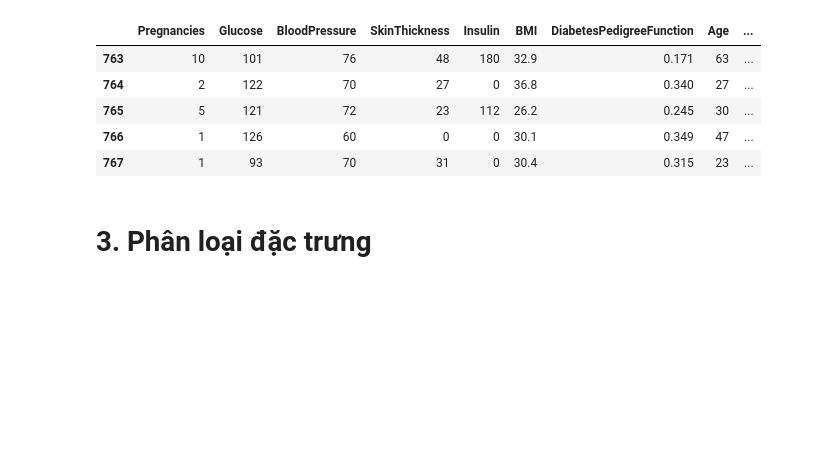
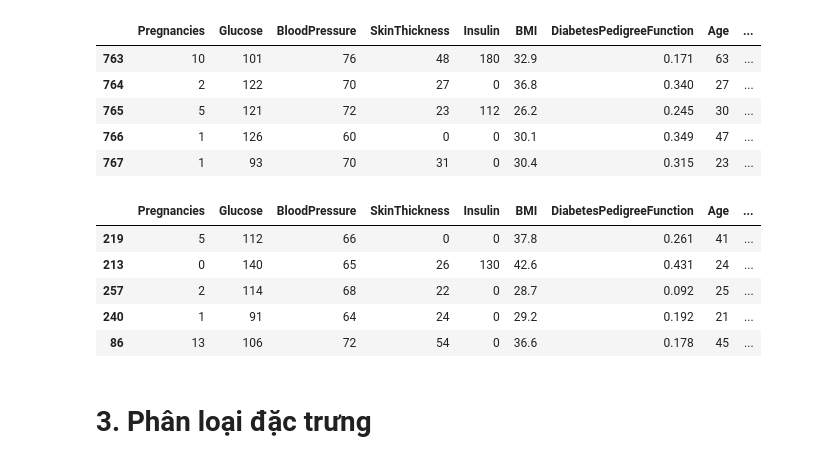
Before and after one commit to nguyenthithuylinh-ship-it/Diabetes_Project, a Jupyter notebook: Exploratory_Data_Analysis.ipynb, the cells around one changed output. Cells and saved outputs as stored; diff of their text form; code cells hidden in the pictures; blank space fills up the shorter version.

```diff
--- a/Exploratory_Data_Analysis.ipynb
+++ b/Exploratory_Data_Analysis.ipynb
@@ -101,6 +101,16 @@ data.tail()
 | 765 | 5 | 121 | 72 | 23 | 112 | 26.2 | 0.245 | 30 | ... |
 | 766 | 1 | 126 | 60 | 0 | 0 | 30.1 | 0.349 | 47 | ... |
 | 767 | 1 | 93 | 70 | 31 | 0 | 30.4 | 0.315 | 23 | ... |
+# %%
+#Chọn ngẫu nhiên 5 hàng (rows) từ DataFrame data
+data.sample(5)
+# %% [output]
+|  | Pregnancies | Glucose | BloodPressure | SkinThickness | Insulin | BMI | DiabetesPedigreeFunction | Age | ... |
+| 219 | 5 | 112 | 66 | 0 | 0 | 37.8 | 0.261 | 41 | ... |
+| 213 | 0 | 140 | 65 | 26 | 130 | 42.6 | 0.431 | 24 | ... |
+| 257 | 2 | 114 | 68 | 22 | 0 | 28.7 | 0.092 | 25 | ... |
+| 240 | 1 | 91 | 64 | 24 | 0 | 29.2 | 0.192 | 21 | ... |
+| 86 | 13 | 106 | 72 | 54 | 0 | 36.6 | 0.178 | 45 | ... |
 # %% [markdown]
 
 
```
Also changed, not shown: parts of 113 cells of this notebook.
